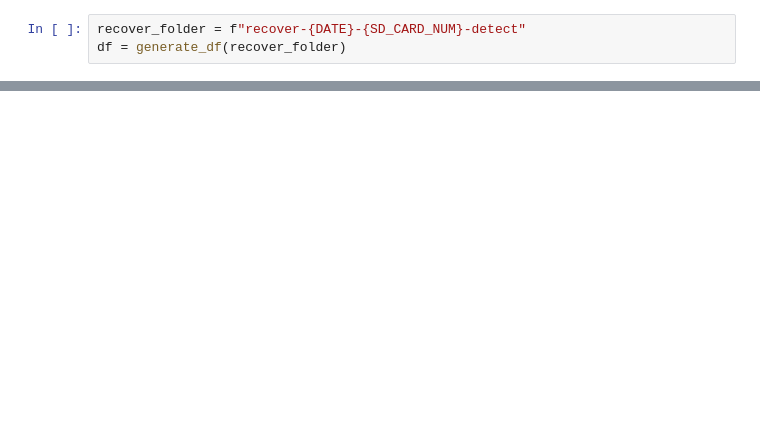
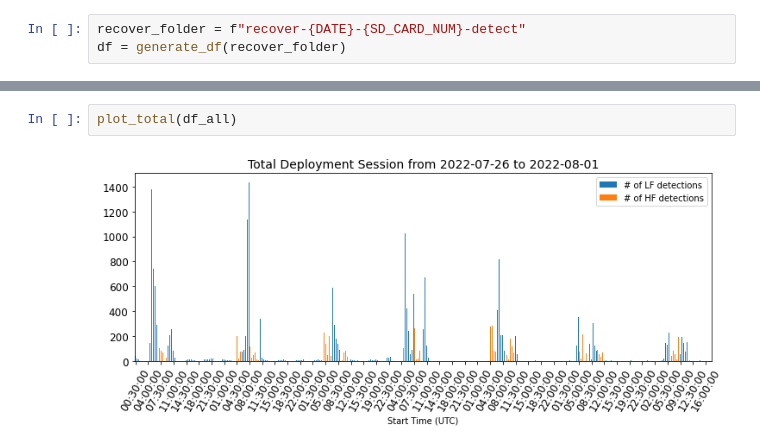
Before and after one commit to uw-echospace/ubna-field, a Jupyter notebook: notebooks/call_number_plotter.ipynb, the cells around one changed output, grey strips where cells are left out. Cells and saved outputs as stored; diff of their text form; blank space fills up the shorter version.

```diff
--- a/notebooks/call_number_plotter.ipynb
+++ b/notebooks/call_number_plotter.ipynb
@@ -142,0 +158,4 @@ plot_total(df)
+# %%
+plot_total(df_all)
+# %% [output]
+[figure, added]
```
Also changed, not shown: parts of 8 cells of this notebook, 12 other files.
